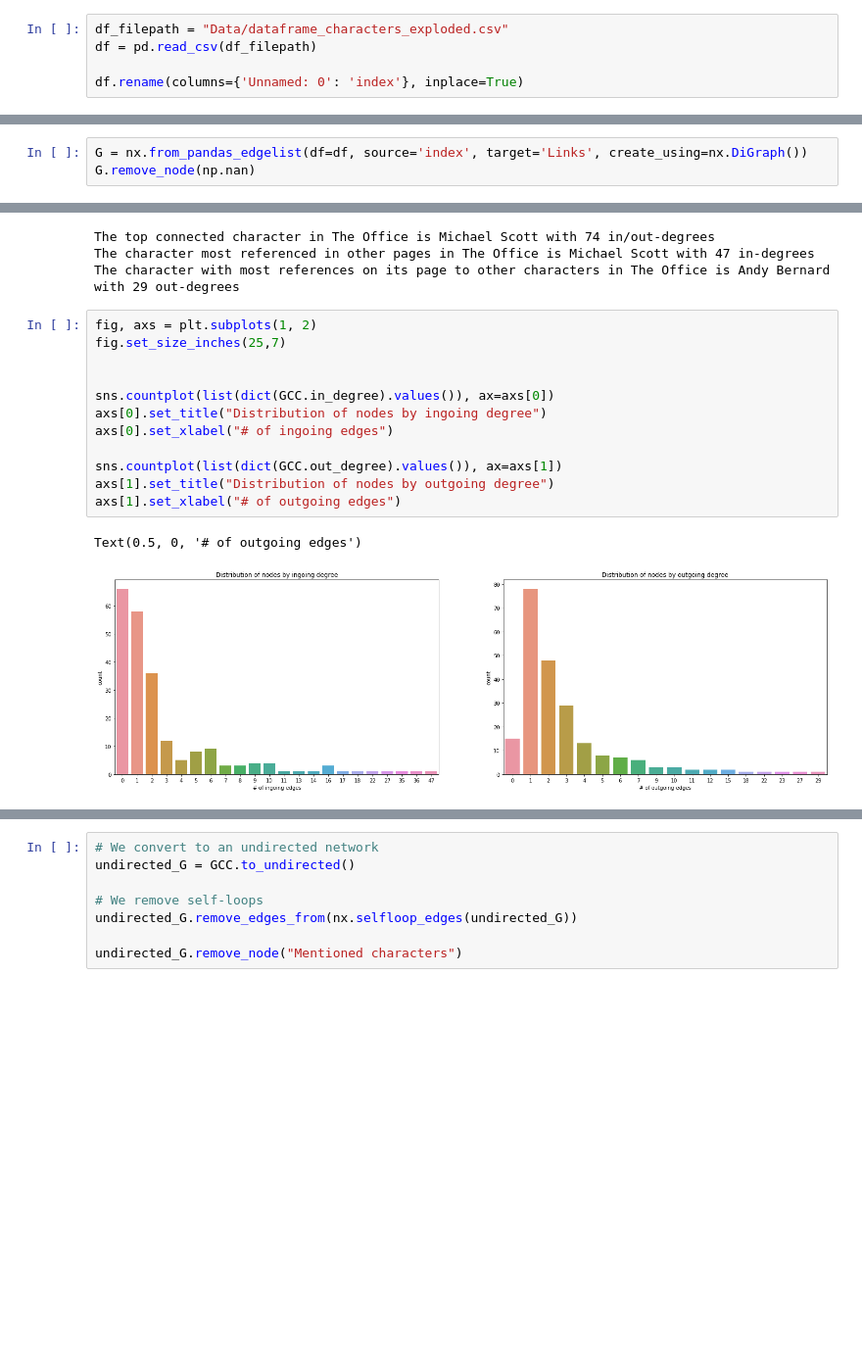
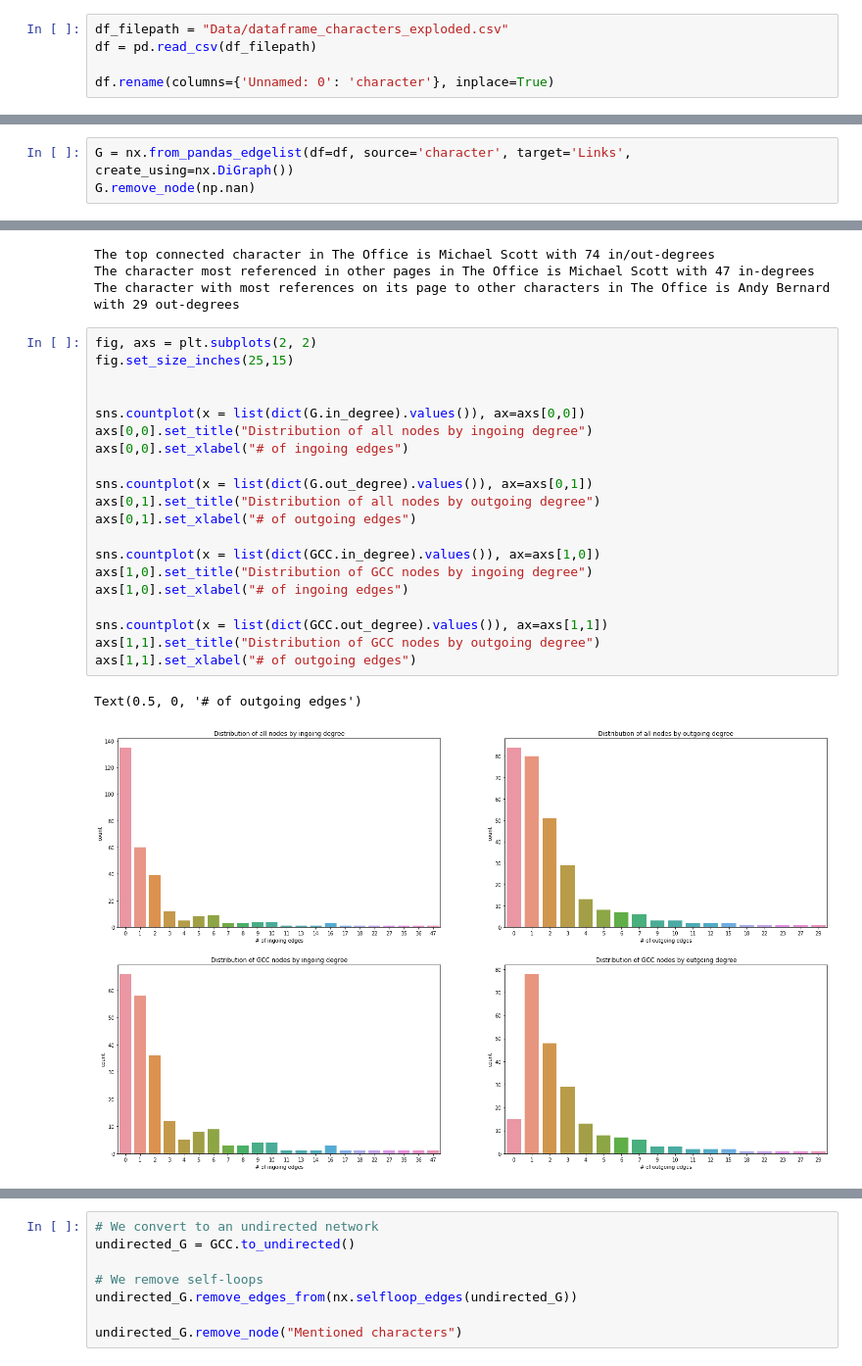
Before and after one commit to nklingen/SocialGraphsProject, a Jupyter notebook: Network_analysis.ipynb, the cells around one changed output, grey strips where cells are left out. Shown at 98% size. Drawn from its saved outputs; the diff is of its cells as text; blank space fills up the shorter version.

```diff
--- a/Network_analysis.ipynb
+++ b/Network_analysis.ipynb
@@ -13,7 +13,7 @@ import seaborn as sns
 df_filepath = "Data/dataframe_characters_exploded.csv"
 df = pd.read_csv(df_filepath)
 
-df.rename(columns={'Unnamed: 0': 'index'}, inplace=True)
+df.rename(columns={'Unnamed: 0': 'character'}, inplace=True)
 # %%
 df
 # %% [output]
@@ -31,7 +31,7 @@ df
 | 948 | Wesley Silver | Other | Robert Lipton | [9] |
 949 rows × 4 columns
 # %%
-G = nx.from_pandas_edgelist(df=df, source='index', target='Links', create_using=nx.DiGraph())
+G = nx.from_pandas_edgelist(df=df, source='character', target='Links', create_using=nx.DiGraph())
 G.remove_node(np.nan)
 # %% [markdown]
 We can then use the <code>.from_pandas_edgelist()</code> function creates a directional graph with 'index' as nodes and 'Links' defining edges.
@@ -61,17 +61,25 @@ The top connected character in The Office is Michael Scott with 74 in/out-degree
 The character most referenced in other pages in The Office is Michael Scott with 47 in-degrees
 The character with most references on its page to other characters in The Office is Andy Bernard with 29 out-degrees
 # %%
-fig, axs = plt.subplots(1, 2)
-fig.set_size_inches(25,7)
+fig, axs = plt.subplots(2, 2)
+fig.set_size_inches(25,15)
 
 
-sns.countplot(list(dict(GCC.in_degree).values()), ax=axs[0])
-axs[0].set_title("Distribution of nodes by ingoing degree")
-axs[0].set_xlabel("# of ingoing edges")
+sns.countplot(x = list(dict(G.in_degree).values()), ax=axs[0,0])
+axs[0,0].set_title("Distribution of all nodes by ingoing degree")
+axs[0,0].set_xlabel("# of ingoing edges")
 
-sns.countplot(list(dict(GCC.out_degree).values()), ax=axs[1])
-axs[1].set_title("Distribution of nodes by outgoing degree")
-axs[1].set_xlabel("# of outgoing edges")
+sns.countplot(x = list(dict(G.out_degree).values()), ax=axs[0,1])
+axs[0,1].set_title("Distribution of all nodes by outgoing degree")
+axs[0,1].set_xlabel("# of outgoing edges")
+
+sns.countplot(x = list(dict(GCC.in_degree).values()), ax=axs[1,0])
+axs[1,0].set_title("Distribution of GCC nodes by ingoing degree")
+axs[1,0].set_xlabel("# of ingoing edges")
+
+sns.countplot(x = list(dict(GCC.out_degree).values()), ax=axs[1,1])
+axs[1,1].set_title("Distribution of GCC nodes by outgoing degree")
+axs[1,1].set_xlabel("# of outgoing edges")
 # %% [output]
 Text(0.5, 0, '# of outgoing edges')
-[figure, old version]
+[figure, new version]
```
Also changed, not shown: parts of 11 cells of this notebook.
